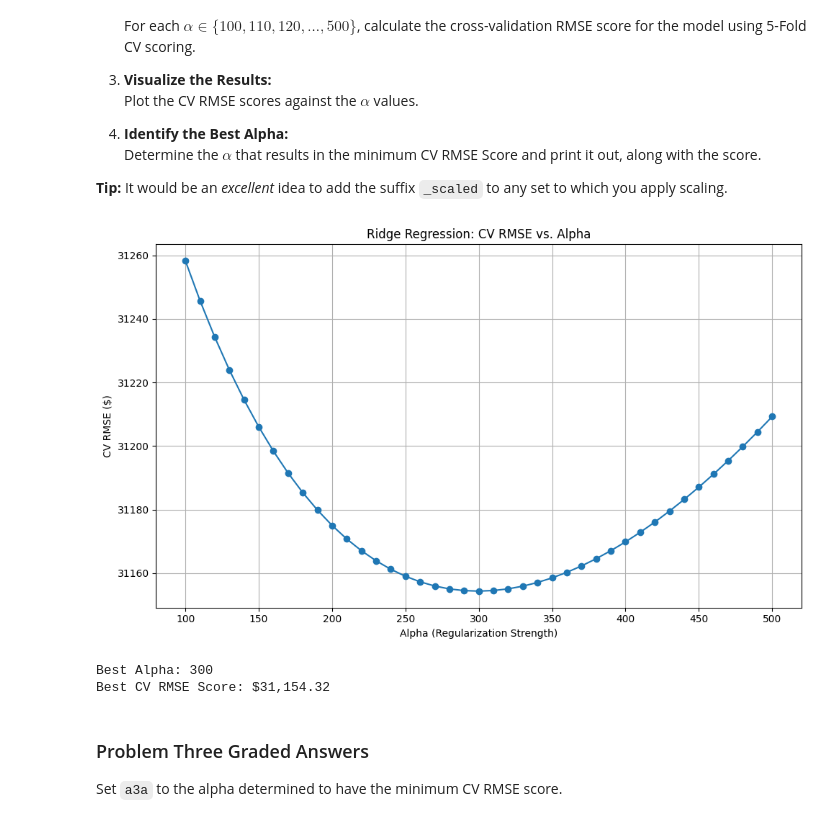
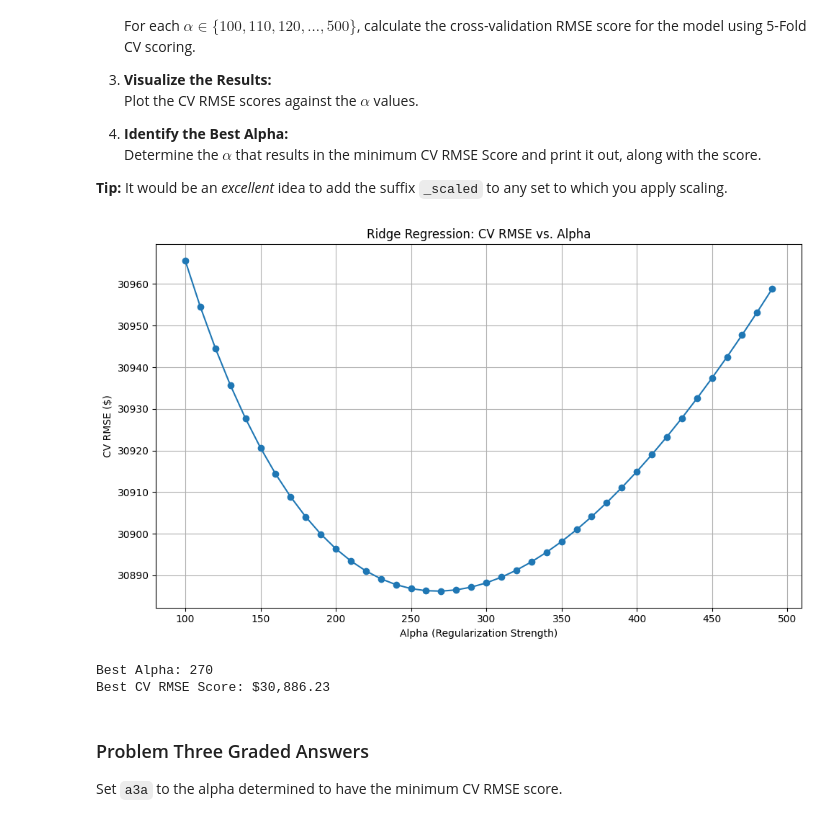
Before and after one commit to amc200092845471/Module-3-Assignments, a Jupyter notebook: Homework_05.ipynb, the cells around one changed output. Saved outputs shown, nothing was run; the diff lists cells and outputs as text; code cells hidden in the pictures.

```diff
--- a/Homework_05.ipynb
+++ b/Homework_05.ipynb
@@ -469,53 +469,51 @@ This introduces another instance of the model selection problem: we must determi
 **Tip:** It would be an *excellent* idea to add the suffix `_scaled` to any set to which you apply scaling.
 # %%
 # Your code here
-# 1. Standardize the features (X_train only, not y_train)
+#Standardize the features (X_train only, not y_train)
 scaler = StandardScaler()
 X_train_scaled = scaler.fit_transform(X_train)  # Keeps it as a NumPy array
 
 # Optional: If you want to keep it as a DataFrame with column names
 # X_train_scaled = pd.DataFrame(scaler.fit_transform(X_train), columns=X_train.columns)
 
-# 2. Set up alpha values to test
-alpha_values = np.arange(100, 501, 10)
-
-# 3. Store RMSEs
+#Set up alpha values to test
+alpha_values = np.arange(100, 500, 10)
+#Store RMSEs
 cv_rmse_scores = []
 
-# 4. Loop through alphas and compute 5-fold CV RMSE
+#Loop through alphas and compute 5-fold CV RMSE
 for alpha in alpha_values:
     ridge_model = Ridge(alpha=alpha)
     mse = -cross_val_score(
         ridge_model,
         X_train_scaled,
         y_train,
-        scoring='neg_mean_squared_error',
+        scoring='neg_root_mean_squared_error',
         cv=5
-    ).mean()
-    rmse = np.sqrt(mse)
-    cv_rmse_scores.append(rmse)
+    )
+    cv_rmse_scores.append(mse.mean())
 
-# 5. Plot RMSE vs. alpha
+#Plot RMSE vs. alpha
 plt.figure(figsize=(10, 6))
 plt.plot(alpha_values, cv_rmse_scores, marker='o')
 plt.xlabel("Alpha (Regularization Strength)")
 plt.ylabel("CV RMSE ($)")
 plt.title("Ridge Regression: CV RMSE vs. Alpha")
 plt.grid(True)
 plt.tight_layout()
 plt.show()
 
-# 6. Identify best alpha and score
+# Identify best alpha and score
 best_index = np.argmin(cv_rmse_scores)
 best_alpha = alpha_values[best_index]
 best_rmse = cv_rmse_scores[best_index]
 
 print(f"Best Alpha: {best_alpha}")
 print(f"Best CV RMSE Score: ${best_rmse:,.2f}")
 # %% [output]
-[figure, old version]
+[figure, new version]
-Best Alpha: 300
-Best CV RMSE Score: $31,154.32
+Best Alpha: 270
+Best CV RMSE Score: $30,886.23
 # %% [markdown]
 ### Problem Three Graded Answers
 
```
Also changed, not shown: parts of 5 cells of this notebook.
